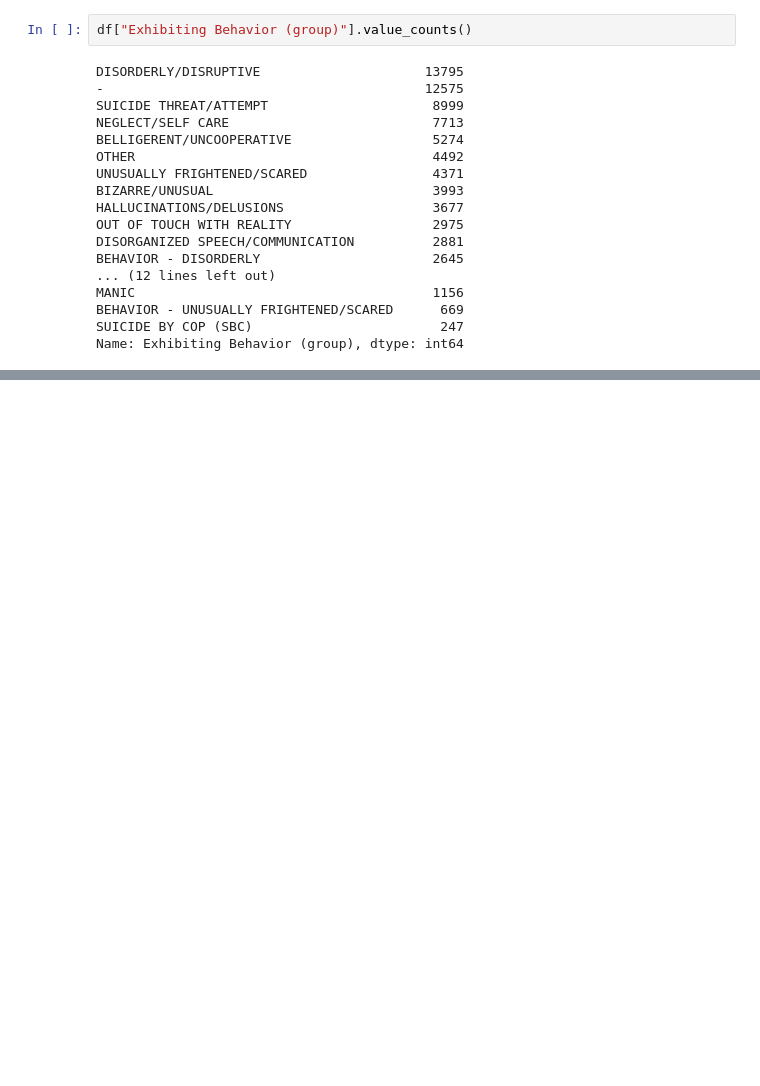
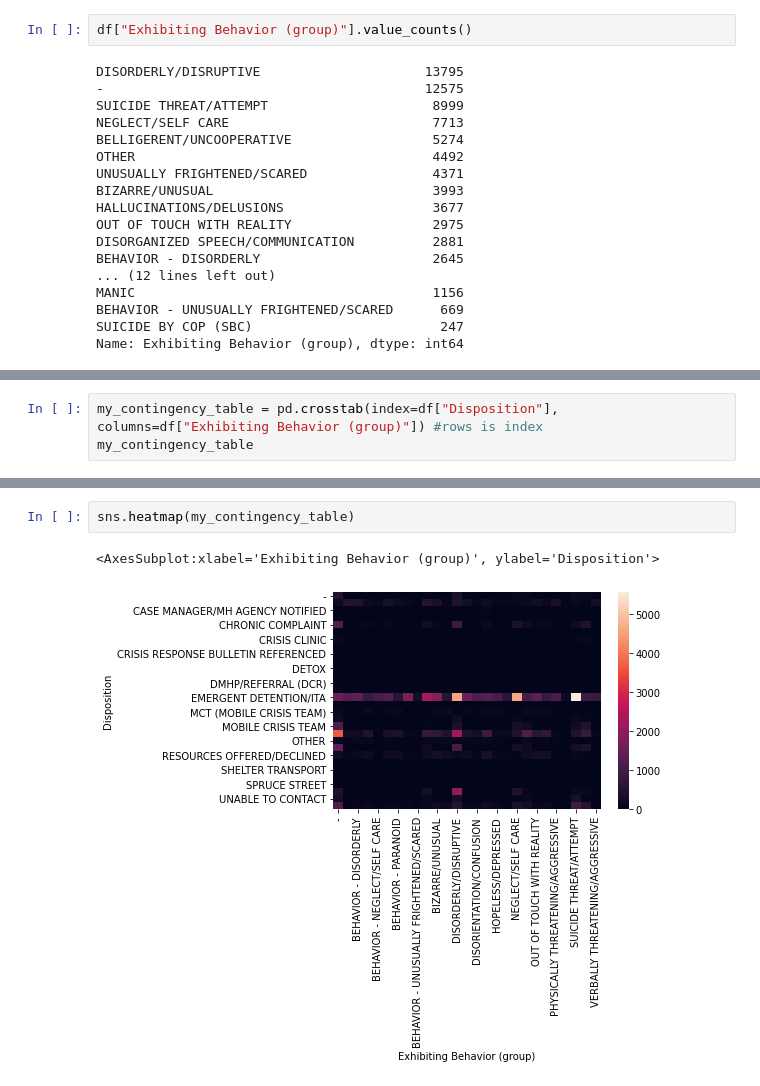
Before and after one commit to msenosain/spd-use-of-force_DS4A, a Jupyter notebook: notebooks/10_EDA_crisis.ipynb, the cells around one changed output, grey strips where cells are left out. Drawn from its saved outputs; the diff is of its cells as text; blank space fills up the shorter version.

```diff
--- a/notebooks/10_EDA_crisis.ipynb
+++ b/notebooks/10_EDA_crisis.ipynb
@@ -142,0 +206,3 @@ Name: Exhibiting Behavior (group), dtype: int64
+# %%
+my_contingency_table = pd.crosstab(index=df["Disposition"], columns=df["Exhibiting Behavior (group)"]) #rows is index
+my_contingency_table
@@ -142,0 +229,5 @@ Name: Exhibiting Behavior (group), dtype: int64
+# %%
+sns.heatmap(my_contingency_table)
+# %% [output]
+<AxesSubplot:xlabel='Exhibiting Behavior (group)', ylabel='Disposition'>
+[figure, added]
```
Also changed, not shown: parts of 12 cells of this notebook.
